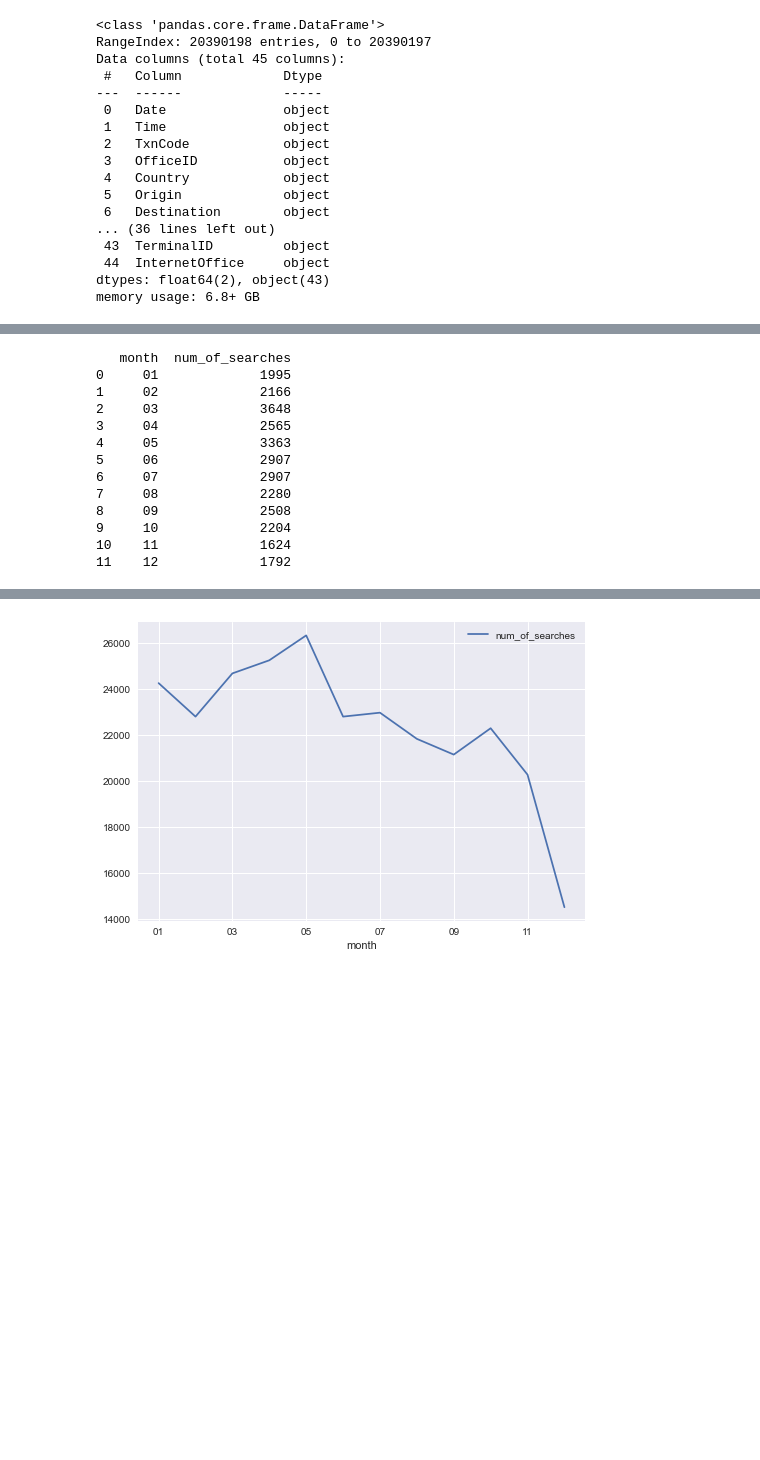
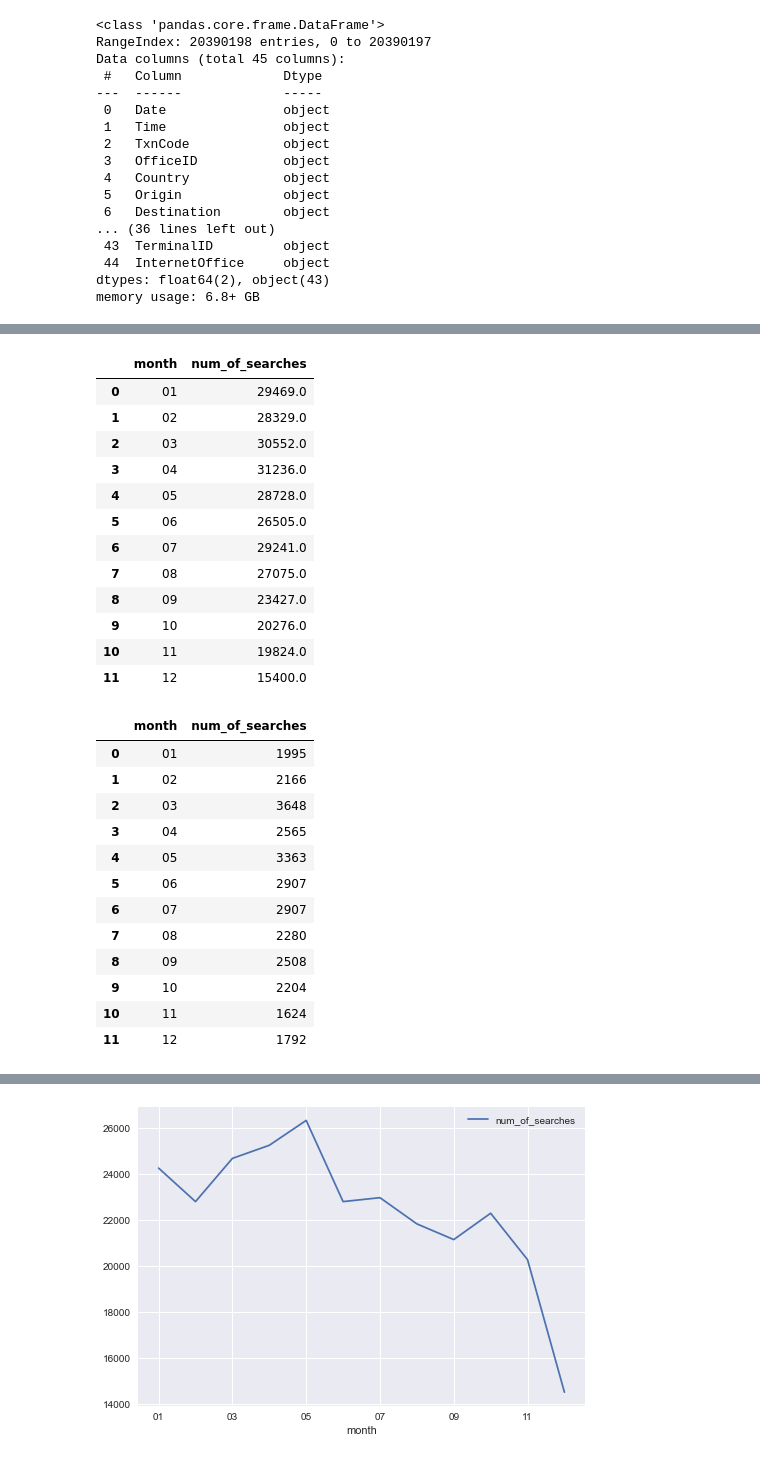
Before and after one commit to deividvalerius/K-School-Challenge, a Jupyter notebook: DS Challenge.ipynb, the cells around one changed output, grey strips where cells are left out. Saved outputs shown, nothing was run; the diff lists cells and outputs as text; code cells hidden in the pictures; blank space fills up the shorter version.

```diff
--- a/DS Challenge.ipynb
+++ b/DS Challenge.ipynb
@@ -137,19 +201,43 @@ print(BCN)
+# %%
+chunksize = 10000
+series = pd.Series([])
+for chunk in pd.read_csv(r'C:\Users\dvale\Desktop\searches.csv', delimiter='^', chunksize=chunksize, usecols=['Date','Destination']):
+    chunk['month'] = chunk.Date.apply(lambda x: x[5:7])
+    Dest_count = chunk[chunk.Destination == 'BCN'].groupby('month').Destination.count()
+    series = series.add(Dest_count, fill_value=0)
+series = series.to_frame().reset_index()
+series.columns = ['month', 'num_of_searches']
+series
+# %% [output]
+|  | month | num_of_searches |
+| 0 | 01 | 29469.0 |
+| 1 | 02 | 28329.0 |
+| 2 | 03 | 30552.0 |
+| 3 | 04 | 31236.0 |
+| 4 | 05 | 28728.0 |
+| 5 | 06 | 26505.0 |
+| 6 | 07 | 29241.0 |
+| 7 | 08 | 27075.0 |
+| 8 | 09 | 23427.0 |
+| 9 | 10 | 20276.0 |
+| 10 | 11 | 19824.0 |
+| 11 | 12 | 15400.0 |
 # %%
 MLA = searches[searches.Destination == 'MLA'].groupby('month').Destination.count()
 MLA = MLA.to_frame().reset_index()
 MLA = MLA.rename(columns = {'Destination': 'num_of_searches'})
-print(MLA)
+MLA
 # %% [output]
-   month  num_of_searches
-0     01             1995
-1     02             2166
-2     03             3648
-3     04             2565
-4     05             3363
-5     06             2907
-6     07             2907
-7     08             2280
-8     09             2508
-9     10             2204
-10    11             1624
-11    12             1792
+|  | month | num_of_searches |
+| 0 | 01 | 1995 |
+| 1 | 02 | 2166 |
+| 2 | 03 | 3648 |
+| 3 | 04 | 2565 |
+| 4 | 05 | 3363 |
+| 5 | 06 | 2907 |
+| 6 | 07 | 2907 |
+| 7 | 08 | 2280 |
+| 8 | 09 | 2508 |
+| 9 | 10 | 2204 |
+| 10 | 11 | 1624 |
+| 11 | 12 | 1792 |
```
Also changed, not shown: parts of 15 cells of this notebook.
